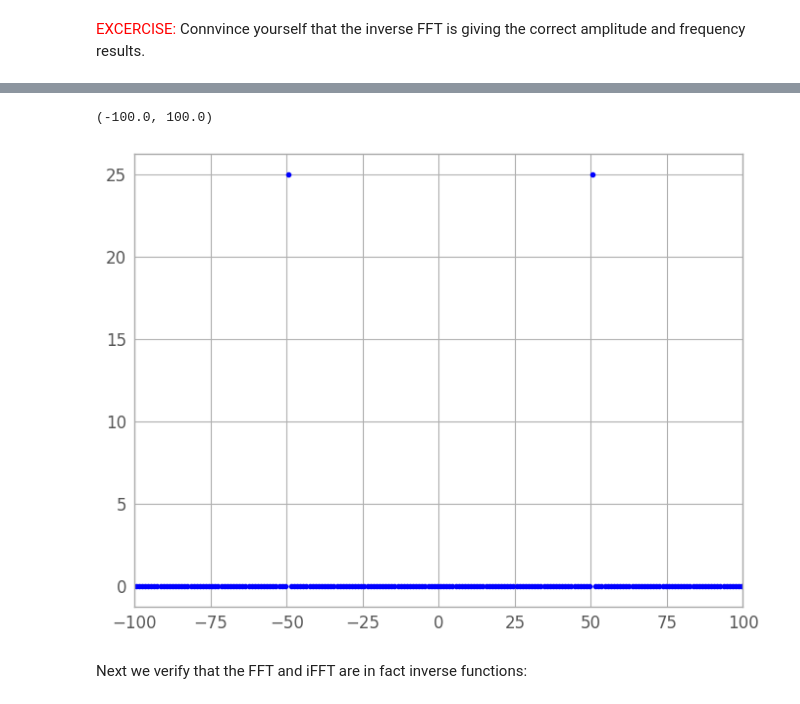
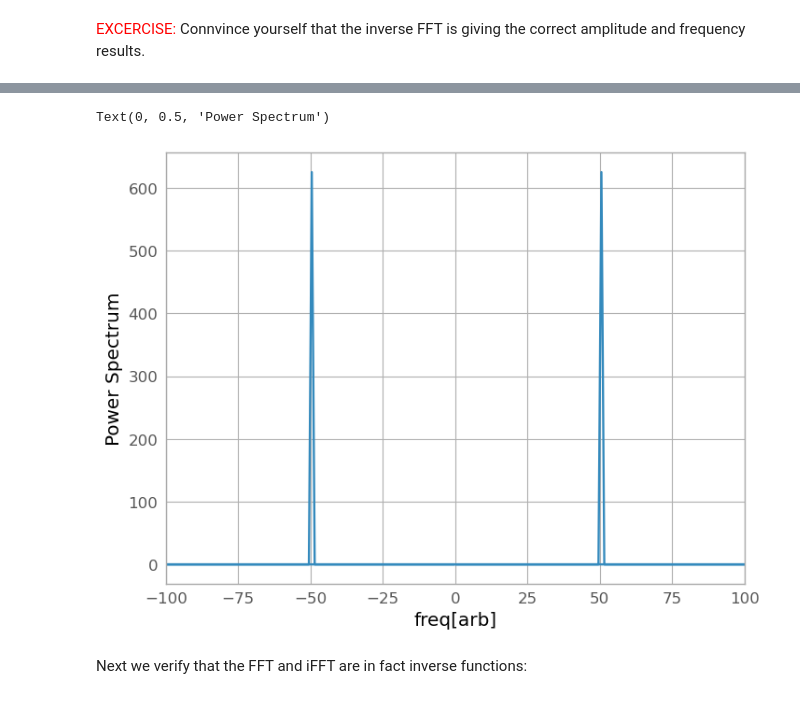
Before and after one commit to giuspugl/astrophysics_lab, a Jupyter notebook: lesson3/FFTs.ipynb, the cells around one changed output, grey strips where cells are left out. Cells and saved outputs as stored; diff of their text form; code cells hidden in the pictures.

```diff
--- a/lesson3/FFTs.ipynb
+++ b/lesson3/FFTs.ipynb
@@ -178,9 +193,13 @@ pl.axis([-100,100,-50,50])
 # %%
-pl.plot(freq,pl.sqrt((fouriertrans.real)**2 +(fouriertrans.imag)**2)  ,'b.')
+
+pl.plot(freq,((fouriertrans.real)**2 +(fouriertrans.imag)**2))
 pl.xlim((-100,100))
+
+pl.xlabel('freq[arb]')
+pl.ylabel('Power Spectrum')
 # %% [output]
-(-100.0, 100.0)
+Text(0, 0.5, 'Power Spectrum')
-[figure, old version]
+[figure, new version]
 # %% [markdown]
 Next we verify that the FFT and iFFT are in fact inverse functions:
 # %%
```
Also changed, not shown: parts of 32 cells of this notebook, 1 other file.
